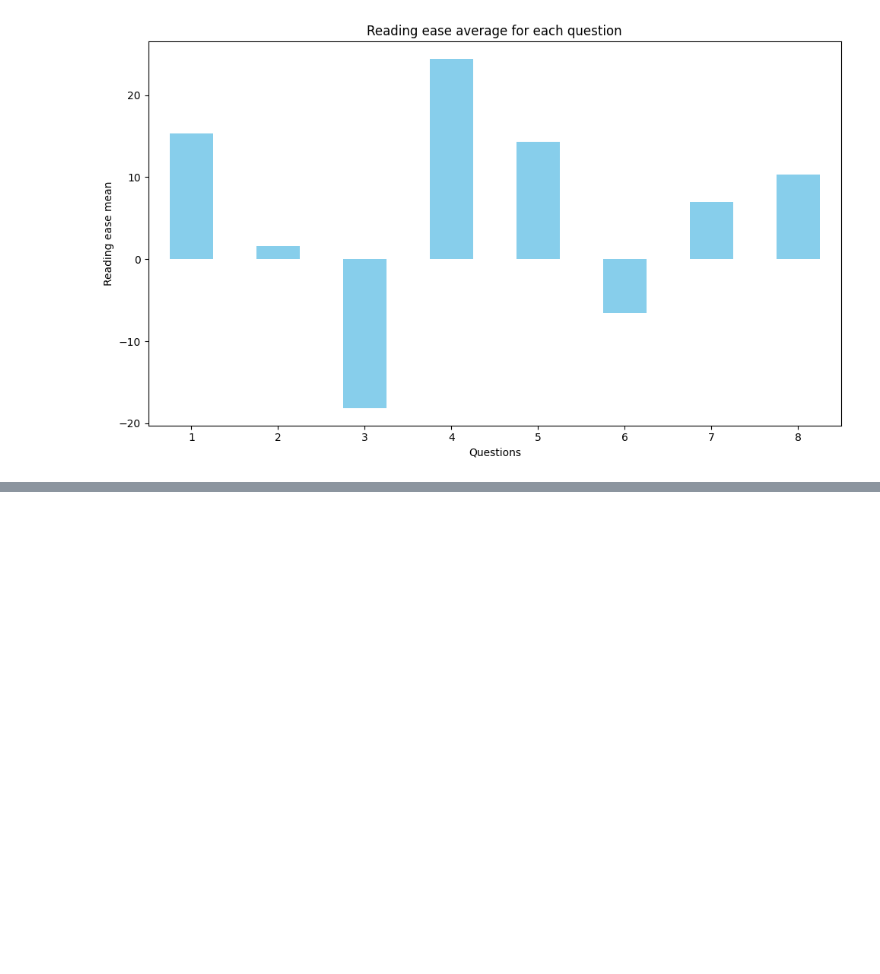
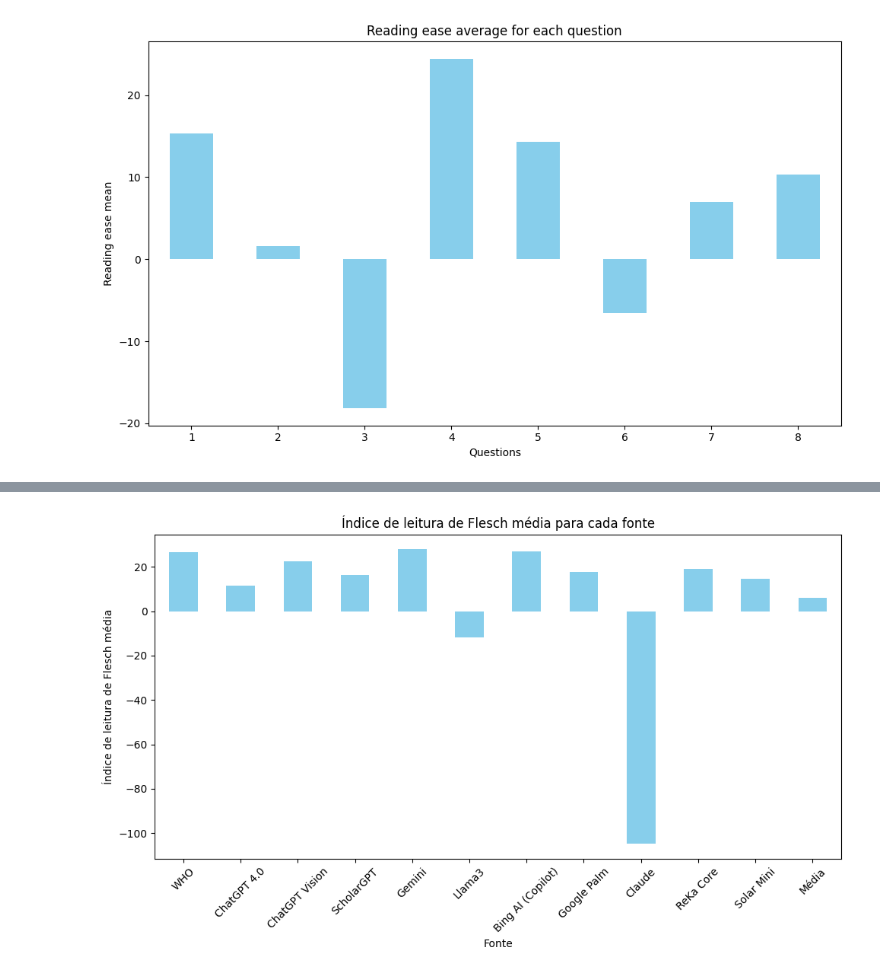
Before and after one commit to gskumlehn/autism-info-llm-comparison, a Jupyter notebook: flesch_reading_ease.ipynb, the cells around one changed output, grey strips where cells are left out. Drawn from its saved outputs; the diff is of its cells as text; code cells hidden in the pictures; blank space fills up the shorter version.

```diff
--- a/flesch_reading_ease.ipynb
+++ b/flesch_reading_ease.ipynb
@@ -123,0 +138,11 @@ plt.show()
+# %%
+plt.figure(figsize=(10, 6))
+reading_ease_means.plot(kind='bar', color='skyblue')
+plt.title('Índice de leitura de Flesch média para cada fonte')
+plt.xlabel('Fonte')
+plt.ylabel('Índice de leitura de Flesch média')
+plt.xticks(rotation=45)
+plt.tight_layout()
+plt.show()
+# %% [output]
+[figure, added]
```
Also changed, not shown: parts of 4 cells of this notebook.
